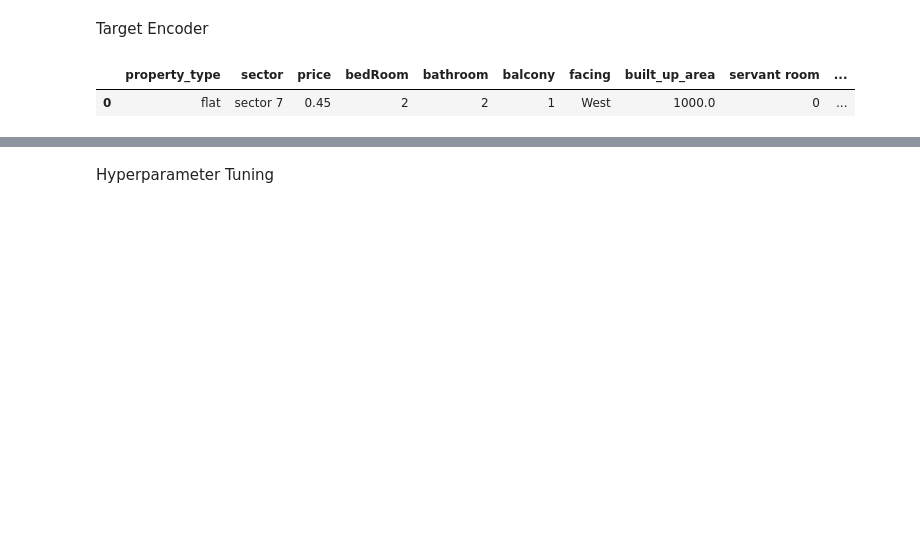
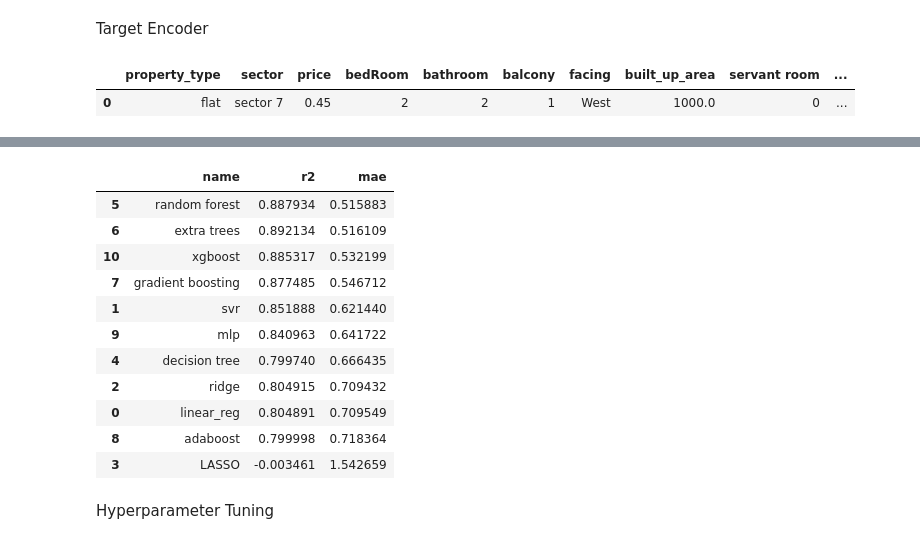
Before and after one commit to SurbhitParashar/RealEstate-ML-CapstoneProject, a Jupyter notebook: modelSelection/model-selection.ipynb, the cells around one changed output, grey strips where cells are left out. Drawn from its saved outputs; the diff is of its cells as text; code cells hidden in the pictures; blank space fills up the shorter version.

```diff
--- a/modelSelection/model-selection.ipynb
+++ b/modelSelection/model-selection.ipynb
@@ -402,32 +515,32 @@ scores.mean(),scores.std()
 # %%
-def scorer(model_name, model):
+# def scorer(model_name, model):
 
-    output = []
+#     output = []
 
-    output.append(model_name)
+#     output.append(model_name)
 
-    pipeline = Pipeline([
-        ('preprocessor', preprocessor),
-        ('regressor', model)
-    ])
+#     pipeline = Pipeline([
+#         ('preprocessor', preprocessor),
+#         ('regressor', model)
+#     ])
 
-    # K-fold cross-validation
-    kfold = KFold(n_splits=10, shuffle=True, random_state=42)
-    scores = cross_val_score(pipeline, X, y_transformed, cv=kfold, scoring='r2')
+#     # K-fold cross-validation
+#     kfold = KFold(n_splits=10, shuffle=True, random_state=42)
+#     scores = cross_val_score(pipeline, X, y_transformed, cv=kfold, scoring='r2')
 
-    output.append(scores.mean())
+#     output.append(scores.mean())
 
-    X_train, X_test, y_train, y_test = train_test_split(X,y_transformed,test_size=0.2,random_state=42)
+#     X_train, X_test, y_train, y_test = train_test_split(X,y_transformed,test_size=0.2,random_state=42)
 
-    pipeline.fit(X_train,y_train)
+#     pipeline.fit(X_train,y_train)
 
-    y_pred = pipeline.predict(X_test)
+#     y_pred = pipeline.predict(X_test)
 
-    y_pred = np.expm1(y_pred)
+#     y_pred = np.expm1(y_pred)
 
-    output.append(mean_absolute_error(np.expm1(y_test),y_pred))
+#     output.append(mean_absolute_error(np.expm1(y_test),y_pred))
 
-    return output
+#     return output
 # %%
 model_dict = {
     'linear_reg':LinearRegression(),
@@ -443,11 +556,24 @@ model_dict = {
     'xgboost':XGBRegressor()
 }
 # %%
-# model_output = []
-# for model_name,model in model_dict.items():
-#     model_output.append(scorer(model_name, model))
-# model_df = pd.DataFrame(model_output, columns=['name','r2','mae'])
-# model_df.sort_values(['mae'])
+model_output = []
+for model_name,model in model_dict.items():
+    model_output.append(scorer(model_name, model))
+model_df = pd.DataFrame(model_output, columns=['name','r2','mae'])
+model_df.sort_values(['mae'])
+# %% [output]
+|  | name | r2 | mae |
+| 5 | random forest | 0.887934 | 0.515883 |
+| 6 | extra trees | 0.892134 | 0.516109 |
+| 10 | xgboost | 0.885317 | 0.532199 |
+| 7 | gradient boosting | 0.877485 | 0.546712 |
+| 1 | svr | 0.851888 | 0.621440 |
+| 9 | mlp | 0.840963 | 0.641722 |
+| 4 | decision tree | 0.799740 | 0.666435 |
+| 2 | ridge | 0.804915 | 0.709432 |
+| 0 | linear_reg | 0.804891 | 0.709549 |
+| 8 | adaboost | 0.799998 | 0.718364 |
+| 3 | LASSO | -0.003461 | 1.542659 |
 # %% [markdown]
 Hyperparameter Tuning
 # %%
```
Also changed, not shown: parts of 16 cells of this notebook.
